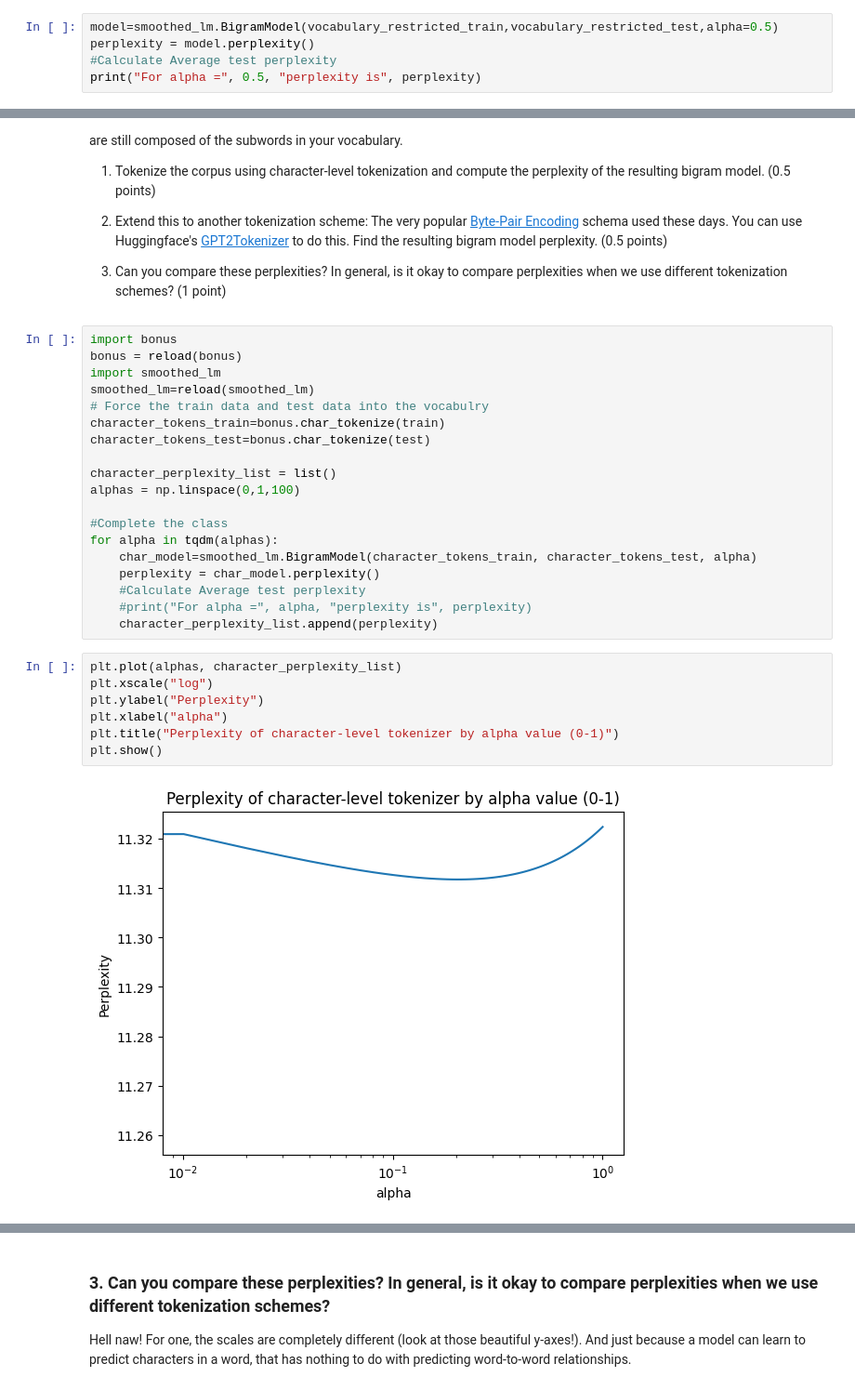
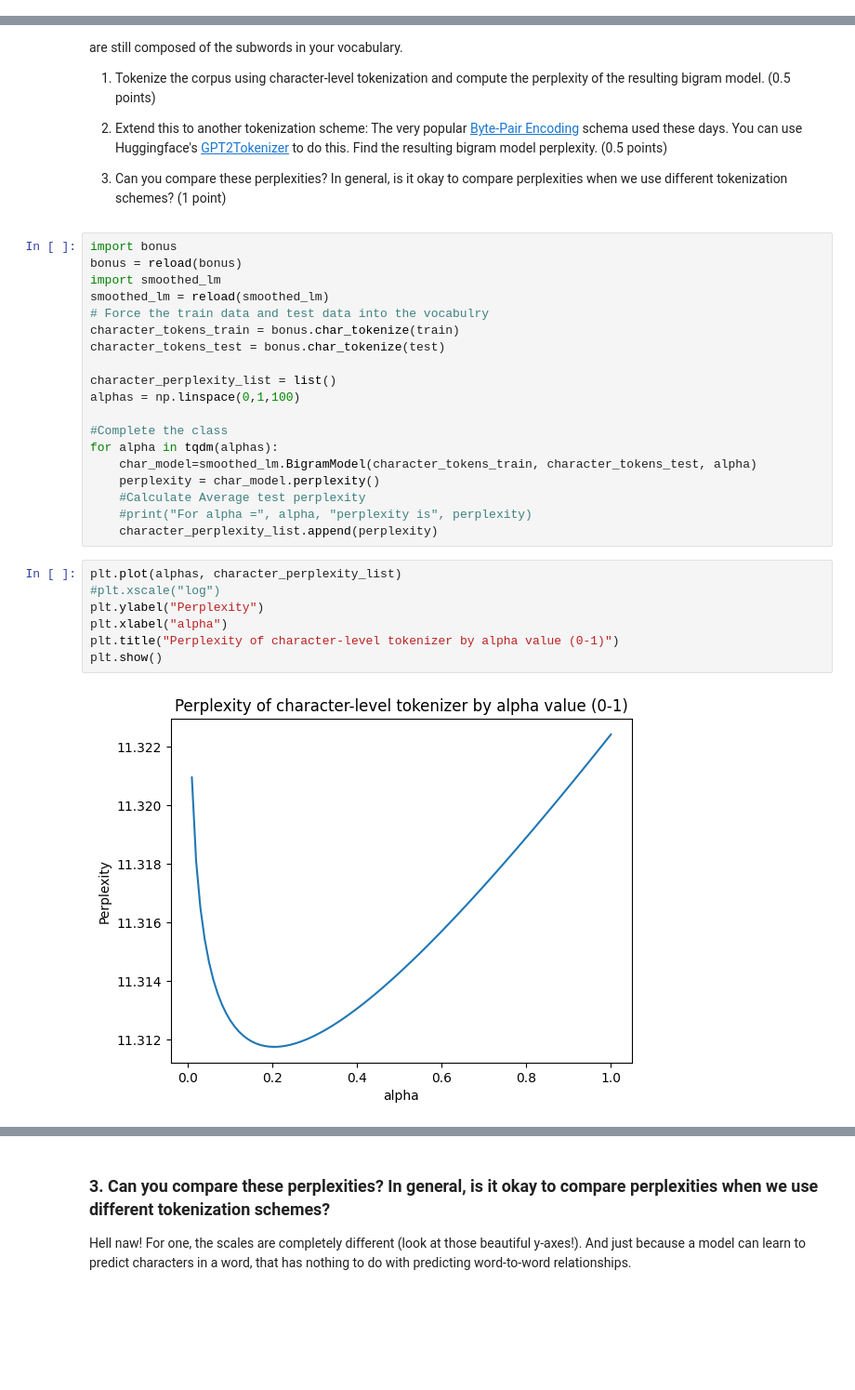
Before and after one commit to WilliamPLaCroix/SNLP-Assignments, a Jupyter notebook: Assignment_4/Assignment4.ipynb, the cells around one changed output, grey strips where cells are left out. Shown at 93% size. Saved outputs shown, nothing was run; the diff lists cells and outputs as text; blank space fills up the shorter version.

```diff
--- a/Assignment_4/Assignment4.ipynb
+++ b/Assignment_4/Assignment4.ipynb
@@ -129,8 +158,3 @@ plt.title("Perplexity of word-level tokenization by alpha value (0-1)")
 plt.show()
 # %% [output]
 [figure]
-# %%
-model=smoothed_lm.BigramModel(vocabulary_restricted_train,vocabulary_restricted_test,alpha=0.5)
-perplexity = model.perplexity()
-#Calculate Average test perplexity
-print("For alpha =", 0.5, "perplexity is", perplexity)
@@ -155,10 +177,10 @@ We saw in the first part that the OOV issue can be mitigated by using the `<unk>
 import bonus
 bonus = reload(bonus)
 import smoothed_lm
-smoothed_lm=reload(smoothed_lm)
+smoothed_lm = reload(smoothed_lm)
 # Force the train data and test data into the vocabulry
-character_tokens_train=bonus.char_tokenize(train)
-character_tokens_test=bonus.char_tokenize(test)
+character_tokens_train = bonus.char_tokenize(train)
+character_tokens_test = bonus.char_tokenize(test)
 
 character_perplexity_list = list()
 alphas = np.linspace(0,1,100)
@@ -172,13 +194,13 @@ for alpha in tqdm(alphas):
     character_perplexity_list.append(perplexity)
 # %%
 plt.plot(alphas, character_perplexity_list)
-plt.xscale("log")
+#plt.xscale("log")
 plt.ylabel("Perplexity")
 plt.xlabel("alpha")
 plt.title("Perplexity of character-level tokenizer by alpha value (0-1)")
 plt.show()
 # %% [output]
-[figure, old version]
+[figure, new version]
 # %%
 import bonus
 bonus = reload(bonus)
```
Also changed, not shown: parts of 5 cells of this notebook, 1 other file.
